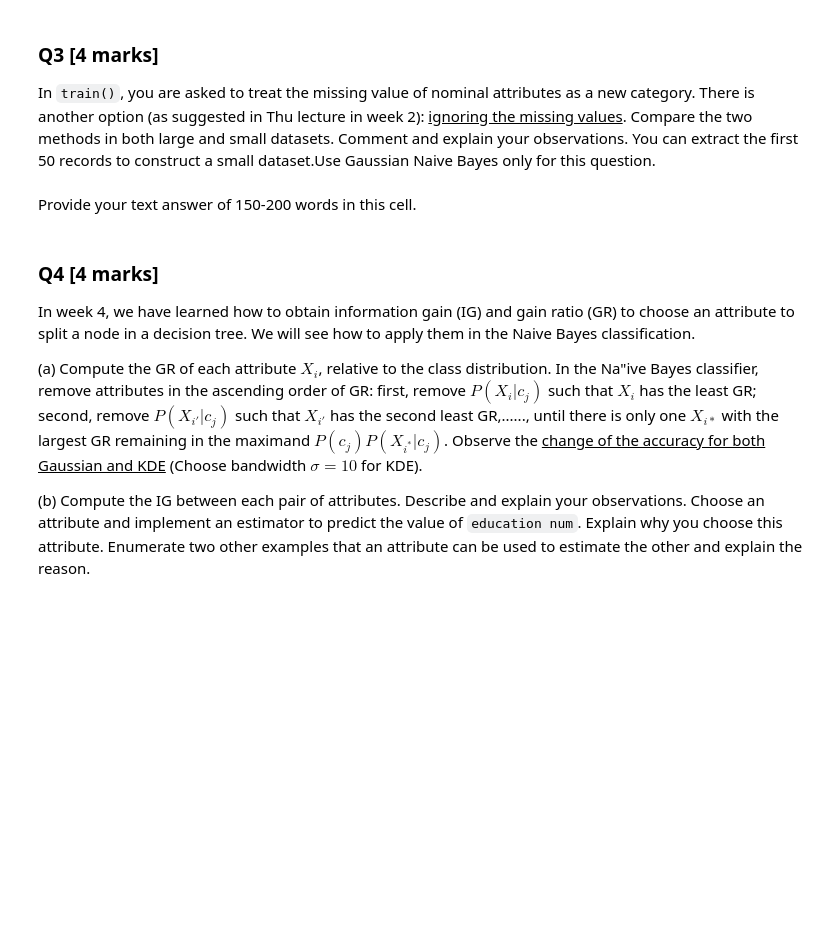
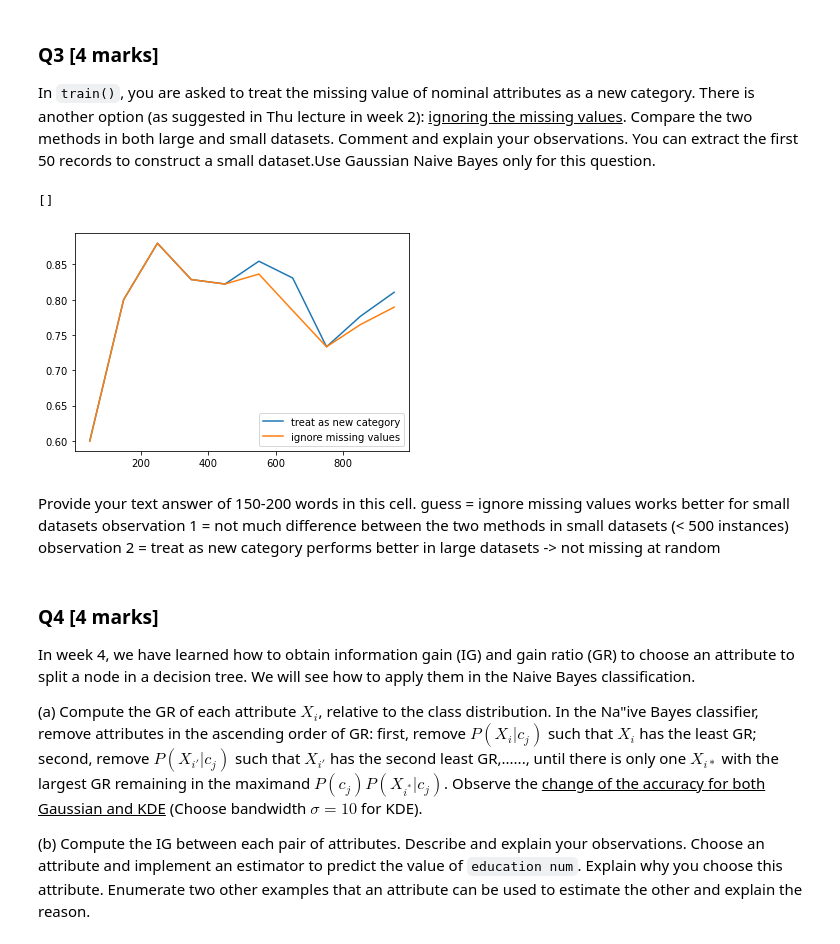
Before and after one commit to Meatssauce/comp30027-machine-learning-assignment-1, a Jupyter notebook: COMP3027ASS1_template.ipynb, the cells around one changed output. Saved outputs shown, nothing was run; the diff lists cells and outputs as text; code cells hidden in the pictures; blank space fills up the shorter version.

```diff
--- a/COMP3027ASS1_template.ipynb
+++ b/COMP3027ASS1_template.ipynb
@@ -144,11 +143,13 @@ def predict(X, labels, prior_probs, conditional_dists):
 # truth labels, return and output accuracy, confusion matrix and F1 score.
 def evaluate(labels, y, y_bar):
     tp, fn, fp, tn = confusion_matrix(y, y_bar, labels=labels).ravel()
-    accuracy = (tp + tn) / (tp, fn, fp, tn)
+    # print confusion matrix
+    matrix = np.array([[tp, fn], [fp, tn]])
+    accuracy = (tp + tn) / sum([tp, fn, fp, tn])
     precision = tp / (tp + fp)
     recall = tp / (tp + fn)
     f1_score = 2 * precision * recall / (precision + recall)
-    return accuracy, f1_score
+    return tp, fn, fp, tn, matrix, accuracy, f1_score
 # %%
 # This cell should act as your "main" function where you call the above functions
 # on the full ADULT data set, and print the evaluation results. [0.33 marks]
@@ -245,5 +304,35 @@ You can extract the first 50 records to construct a small dataset.Use Gaussian N
-# %% [markdown]
-Provide your text answer of 150-200 words in this cell.
+# %%
+# compare the methods in different size datasets
+def train_test_evaluate(df_size):
+    sub_df = df.iloc[:df_size,:]
+    train_df, test_df = train_test_split(sub_df, test_size=0.1, shuffle=False)
+    # method 1 = treat the missing values as a new category
+    # method 2 = ignore the missing values
+    results = []
+    for ignore_missing in [False, True]:
+        prior_probs, conditional_dists = train(train_df, ignore_missing)
+        X_test, y_test = test_df.iloc[:,:-1], test_df.iloc[:,-1]
+        pred_prob, y_pred = predict(X_test, labels, prior_probs, conditional_dists)
+        tp, fn, fp, tn, _, accuracy, _ = evaluate(labels, y_test, y_pred)
+        results.append(accuracy)
+    return results
+
+results = []
+for df_size in range(50, 1001, 100):
+    results.append(train_test_evaluate(df_size))
+results = np.array(results)
+plt.plot(range(50, 1001, 100), results[:,0], label="treat as new category")
+plt.plot(range(50, 1001, 100), results[:,1], label="ignore missing values")
+plt.legend()
+plt.plot()
+# %% [output]
+[]
+[figure, added]
+# %% [markdown]
+Provide your text answer of 150-200 words in this cell.
+guess = ignore missing values works better for small datasets
+observation 1 = not much difference between the two methods in small datasets (< 500 instances)
+observation 2 = treat as new category performs better in large datasets -> not missing at random
 # %% [markdown]
 ### Q4 [4 marks]
 In week 4, we have learned how to obtain information gain (IG) and gain ratio (GR) to choose an attribute to split a node in a decision tree. We will see how to apply them in the Naive Bayes classification.
```
Also changed, not shown: parts of 15 cells of this notebook.
